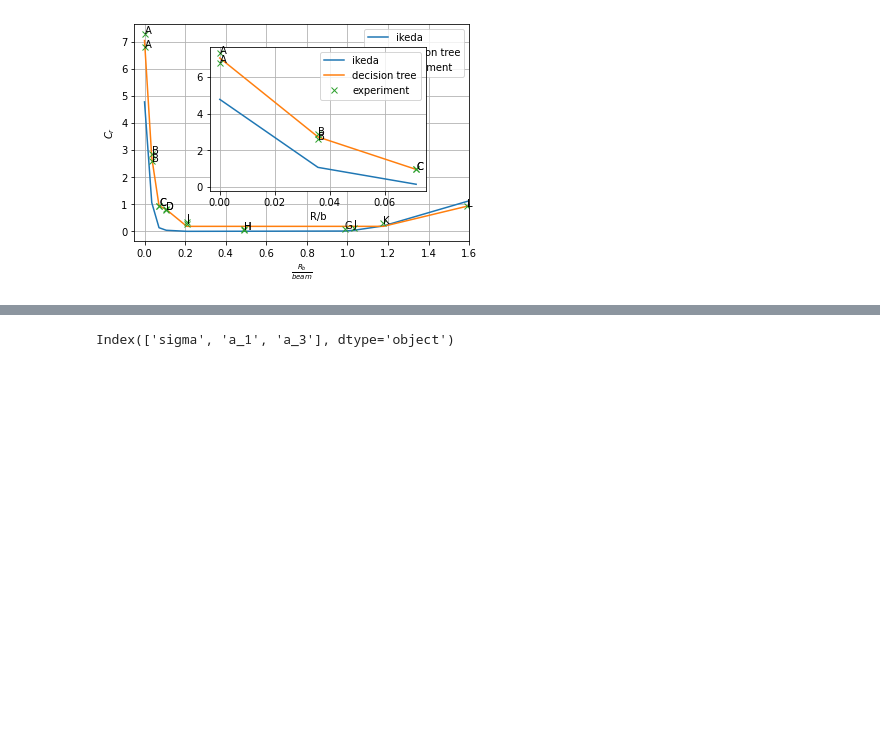
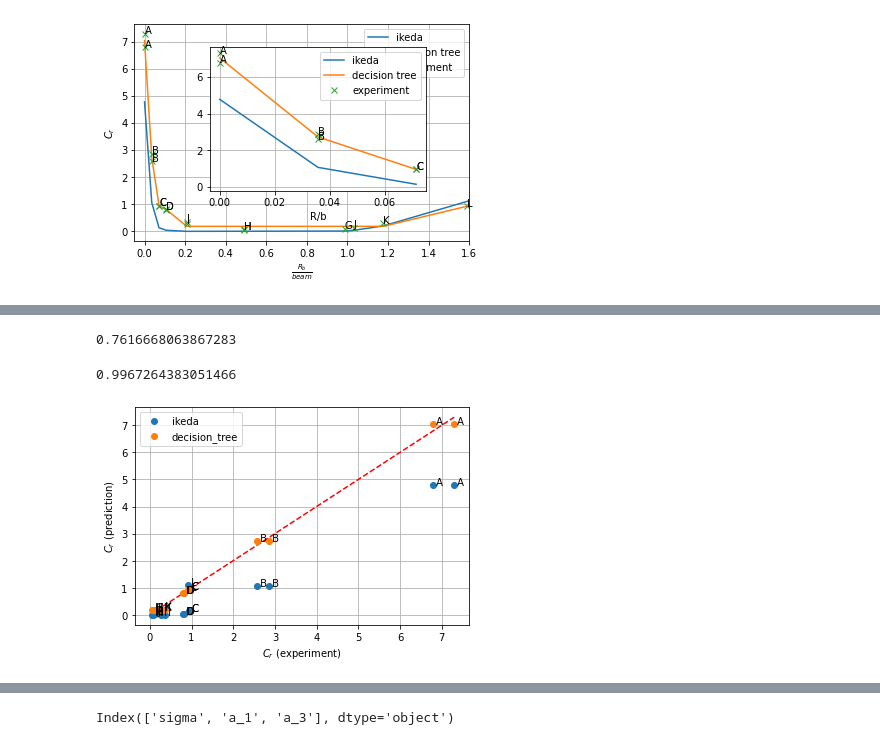
Before and after one commit to martinlarsalbert/Prediction-of-roll-motion-using-fully-nonlinear-potential-flow-and-Ikedas-method, a Jupyter notebook: reports/ISOPE_outline/00.5_ikeda_eddy_regression.ipynb, the cells around one changed output, grey strips where cells are left out. Cells and saved outputs as stored; diff of their text form; code cells hidden in the pictures; blank space fills up the shorter version.

```diff
--- a/reports/ISOPE_outline/00.5_ikeda_eddy_regression.ipynb
+++ b/reports/ISOPE_outline/00.5_ikeda_eddy_regression.ipynb
@@ -481,0 +547,34 @@ plot(ax=ax_zoom, data=data_zoom, data2=data2_zoom, data_pred=data_pred_zoom)
+# %%
+r2_score(y_true=data['C_r'], y_pred=data2['C_r'])
+# %% [output]
+0.7616668063867283
+# %%
+r2_score(y_true=data['C_r'], y_pred=data_pred['C_r'])
+# %% [output]
+0.9967264383051466
+# %%
+df_C_r = pd.DataFrame()
+df_C_r['experiment'] = data['C_r']
+df_C_r['ikeda'] = data2['C_r']
+df_C_r['decision_tree'] = data_pred['C_r']
+df_C_r['model'] = data['model']
+# %%
+fig,ax=plt.subplots()
+
+
+ymax = df_C_r.select_dtypes(include=float).max().max()
+ax.plot([0,ymax], [0,ymax],'r--')
+
+df_C_r.plot(x='experiment', y=['ikeda', 'decision_tree'], style='o', ax=ax)
+ax.set_ylabel(r'$C_r$ (prediction)')
+ax.set_xlabel(r'$C_r$ (experiment)')
+
+
+for i, row in df_C_r.iterrows():
+
+    for prediction in ['ikeda','decision_tree']:
+        ax.annotate(text=' %s' % row['model'], xy=(row['experiment'],row[prediction]))
+
+ax.grid()
+# %% [output]
+[figure, added]
```
Also changed, not shown: parts of 5 cells of this notebook, 3 other files.
